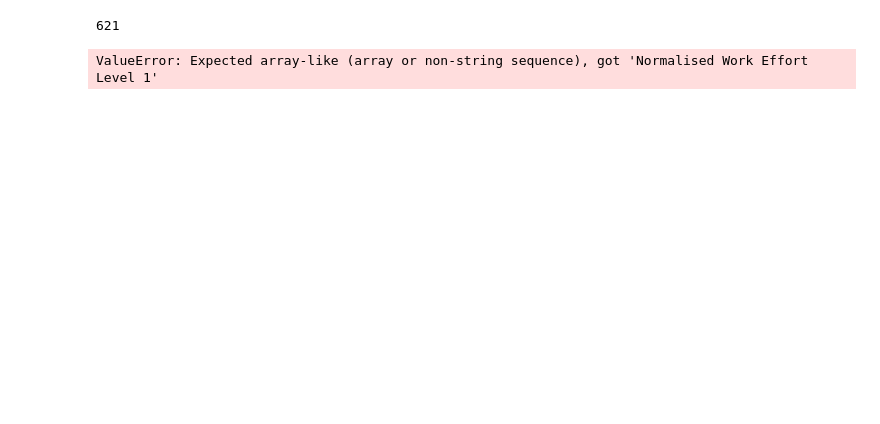
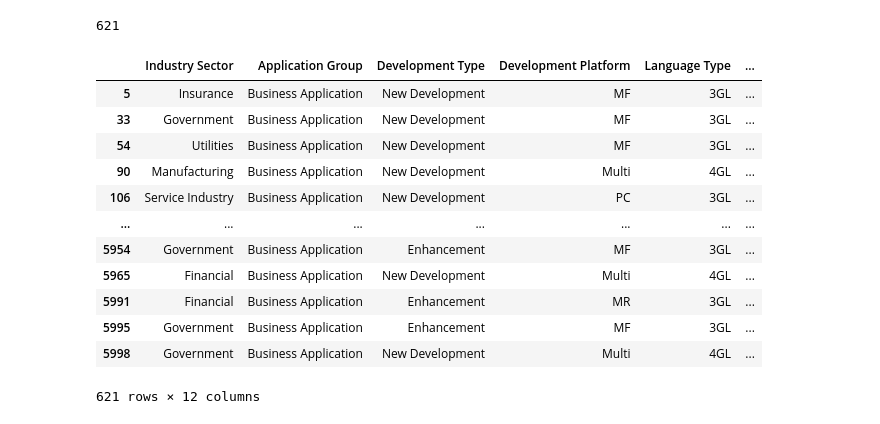
Before and after one commit to ivanajenjo/TFG, a Jupyter notebook: src/import_filter.ipynb, the cells around one changed output. Drawn from its saved outputs; the diff is of its cells as text; code cells hidden in the pictures; blank space fills up the shorter version.

```diff
--- a/src/import_filter.ipynb
+++ b/src/import_filter.ipynb
@@ -1,31 +1,45 @@
 # %%
 import pandas as pd
-import select_features as fs
+from sklearn.feature_selection import mutual_info_regression, mutual_info_classif
+import matplotlib.pyplot as plt
+import select_features
 #archivo = '..\data\ISBSG - Release May 2017 R1.csv'
 archivo = '..\data\ISBSG DATA Release 12.csv'
 df = pd.read_csv(archivo, sep = ';', low_memory = False)
 #variables = ['Data Quality Rating', 'UFP rating', 'Industry Sector','Application Group', 'Development Type', 'Development Platform', 'Language Type', 'Primary Programming Language', 'Count Approach', 'Functional Size', 'Adjusted Function Points', 'Normalised Work Effort Level 1', 'Summary Work Effort', 'Project Elapsed Time', 'Business Area Type', '1st Data Base System', 'Used Methodology', 'Resource Level', 'Max Team Size', 'Average Team Size', 'Input count', 'Output count', 'Enquiry count', 'File count', 'Interface count', 'Agile Method Used']
 variables = ['Data Quality Rating', 'UFP rating', 'Industry Sector','Application Group', 'Development Type', 'Development Platform', 'Language Type', 'Primary Programming Language', 'Count Approach', 'Functional Size', 'Adjusted Function Points', 'Normalised Work Effort Level 1', 'Summary Work Effort', 'Project Elapsed Time', 'Business Area Type', '1st Data Base System', 'Used Methodology', 'Resource Level', 'Max Team Size', 'Average Team Size', 'Input count', 'Output count', 'Enquiry count', 'File count', 'Interface count']
 df = df.loc[:, variables]
 filtro = ((df['Data Quality Rating'] == 'A') | (df['Data Quality Rating'] == 'B')) & ((df['UFP rating'] == 'A') | (df['UFP rating'] == 'B'))
 df = df.loc[filtro, :]
 filtro = (df['Normalised Work Effort Level 1'].notnull()) & (df['Normalised Work Effort Level 1'] == df['Summary Work Effort'])
 df = df.loc[filtro, :]
 filtro = df['Count Approach'] == 'IFPUG 4+'
 df = df.loc[filtro, :]
 #variables = ['Industry Sector','Application Group', 'Development Type', 'Development Platform', 'Language Type', 'Primary Programming Language', 'Functional Size', 'Adjusted Function Points', 'Normalised Work Effort Level 1', 'Project Elapsed Time', 'Business Area Type', '1st Data Base System', 'Used Methodology', 'Max Team Size', 'Average Team Size', 'Input count', 'Output count', 'Enquiry count', 'File count', 'Interface count', 'Agile Method Used']
 variables = ['Industry Sector','Application Group', 'Development Type', 'Development Platform', 'Language Type', 'Primary Programming Language', 'Functional Size', 'Adjusted Function Points', 'Normalised Work Effort Level 1', 'Project Elapsed Time', 'Business Area Type', '1st Data Base System', 'Used Methodology', 'Max Team Size', 'Average Team Size', 'Input count', 'Output count', 'Enquiry count', 'File count', 'Interface count']
 df = df.loc[:, variables]
 df = df.dropna(axis=1, thresh=int(0.5*len(df)))
 df = df.dropna()
 print(len(df))
 df['Project Elapsed Time'] = df['Project Elapsed Time'].str.replace(',', '.').astype(float)
 programmingLenguaje = {'A:G':'Unspecified', 'ASP.Net':'ASP', 'BASIC':'Visual Basic', 'CSP':'Unspecified', 'Visual C':'C'}
 df['Primary Programming Language'].replace( programmingLenguaje, inplace = True)
-database = {'[;].*':';','ACCESS[; ].*':'ACCESS', 'MS Access':'ACCESS', 'ADABAS;':'ADABAS', 'Micosoft.*':'Attain', 'DB2[; /].*':'DB2', 'IBM DB2':'DB2', 'UDB2':'DB2', 'Domino[ ].*':'Domino', 'LOTUS.*':'Domino', 'Notes.*':'Domino', 'Exchange.*':'Exchange', 'FOXPRO;':'Foxpro', 'HIRDB;':'HIRDB', 'DB[/].*':'IMS', 'DEDB;':'IMS', 'IDMS[; -].*':'IMS', 'IMS.*':'IMS', 'MS[- ]SQL[; ].*':'MS SQL', 'MSDE.*':'MS SQL', 'SQL Server[; ].*':'MS SQL', 'SQL;':'MS SQL', 'VSE/.*':'MS SQL', 'NCR;':'NCR', 'Oracle.*':'ORACLE', 'Personal O.*':'ORACLE', 'RDB[; ].*':'ORACLE', 'CICS;':'ORACLE', 'SAS;':'SAS', 'Solid;':'Solid', 'SYBASE.*':'SYBASE', 'YES':'Unspecified', 'ISAM;':'Unspecified', 'multiple;':'Unspecified', 'VSAM[; ].*':'Unspecified', 'WATCOM[; ].*':'Watcom', 'WGRES;':'WGRES'}
+database = {'[;].*':';','ACCESS[; ].*':'ACCESS', 'MS Access':'ACCESS', 'ACCESS;':'ACCESS','ADABAS;':'ADABAS', 'Micosoft.*':'Attain', 'DB2[; /].*':'DB2', 'IBM DB2':'DB2', 'UDB2':'DB2', 'Domino[ ].*':'Domino', 'LOTUS.*':'Domino', 'Notes.*':'Domino', 'Exchange.*':'Exchange', 'FOXPRO;':'Foxpro', 'HIRDB;':'HIRDB', 'DB[/].*':'IMS', 'DEDB;':'IMS', 'IDMS[; -].*':'IMS', 'IMS.*':'IMS', 'MS[- ]SQL[; ].*':'MS SQL', 'MSDE.*':'MS SQL', 'SQL Server[; ].*':'MS SQL', 'SQL;':'MS SQL', 'VSE/.*':'MS SQL', 'NCR;':'NCR', 'Oracle.*':'ORACLE', 'Personal O.*':'ORACLE', 'RDB[; ].*':'ORACLE', 'CICS;':'ORACLE', 'SAS;':'SAS', 'Solid;':'Solid', 'SYBASE.*':'SYBASE', 'YES':'Unspecified', 'ISAM;':'Unspecified', 'multiple;':'Unspecified', 'VSAM[; ].*':'Unspecified', 'WATCOM[; ].*':'Watcom', 'WGRES;':'WGRES'}
 df['1st Data Base System'].replace( database, inplace = True, regex = True)
-resultado = fs.ordenar_porMI(['Normalised Work Effort Level 1'], df)
-resultado
+df['1st Data Base System'].replace( {'ACCESS;':'ACCESS'}, inplace = True, regex = True)
+df
 # %% [output]
 621
+|  | Industry Sector | Application Group | Development Type | Development Platform | Language Type | ... |
+| 5 | Insurance | Business Application | New Development | MF | 3GL | ... |
+| 33 | Government | Business Application | New Development | MF | 3GL | ... |
+| 54 | Utilities | Business Application | New Development | MF | 3GL | ... |
+| 90 | Manufacturing | Business Application | New Development | Multi | 4GL | ... |
+| 106 | Service Industry | Business Application | New Development | PC | 3GL | ... |
+| ... | ... | ... | ... | ... | ... | ... |
+| 5954 | Government | Business Application | Enhancement | MF | 3GL | ... |
+| 5965 | Financial | Business Application | New Development | Multi | 4GL | ... |
+| 5991 | Financial | Business Application | Enhancement | MR | 3GL | ... |
+| 5995 | Government | Business Application | Enhancement | MF | 3GL | ... |
+| 5998 | Government | Business Application | New Development | Multi | 4GL | ... |
-ValueError: Expected array-like (array or non-string sequence), got 'Normalised Work Effort Level 1'
+621 rows × 12 columns
```
Also changed, not shown: parts of 5 cells of this notebook, 1 other file.
